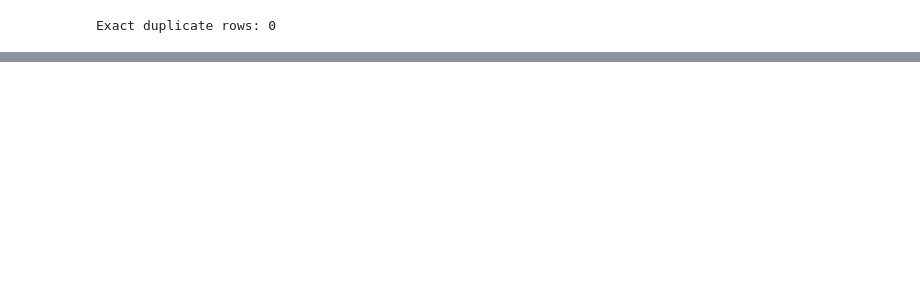
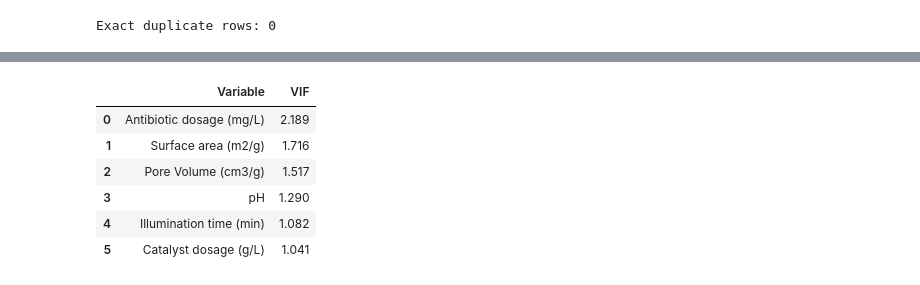
Before and after one commit to Reza-Zng/TC-degradation-by-MOFs, a Jupyter notebook: src/Model01.ipynb, the cells around one changed output, grey strips where cells are left out. Saved outputs shown, nothing was run; the diff lists cells and outputs as text; code cells hidden in the pictures; blank space fills up the shorter version.

```diff
--- a/src/Model01.ipynb
+++ b/src/Model01.ipynb
@@ -164,0 +227,42 @@ UNIVARIATE DESCRIPTIVE STATISTICS
+# %%
+# VIF CHECK
+
+# Remove target
+X_vif = df.drop(columns=[TARGET_COL]).copy()
+
+# Keep numeric variables only
+X_vif = X_vif.select_dtypes(include=[np.number])
+
+# Remove missing rows
+X_vif = X_vif.dropna()
+
+# Add intercept
+X_vif_const = add_constant(X_vif)
+
+vif_data = pd.DataFrame({
+    "Variable": X_vif_const.columns,
+    "VIF": [
+        variance_inflation_factor(X_vif_const.values, i)
+        for i in range(X_vif_const.shape[1])
+    ]
+})
+
+# Remove intercept from results
+vif_data = vif_data[vif_data["Variable"] != "const"]
+
+# Sort highest to lowest
+vif_data = (
+    vif_data
+    .sort_values("VIF", ascending=False)
+    .reset_index(drop=True)
+)
+
+display(vif_data.round(3))
+# %% [output]
+|  | Variable | VIF |
+| 0 | Antibiotic dosage (mg/L) | 2.189 |
+| 1 | Surface area (m2/g) | 1.716 |
+| 2 | Pore Volume (cm3/g) | 1.517 |
+| 3 | pH | 1.290 |
+| 4 | Illumination time (min) | 1.082 |
+| 5 | Catalyst dosage (g/L) | 1.041 |
```
Also changed, not shown: parts of 7 cells of this notebook, 1 other file.
